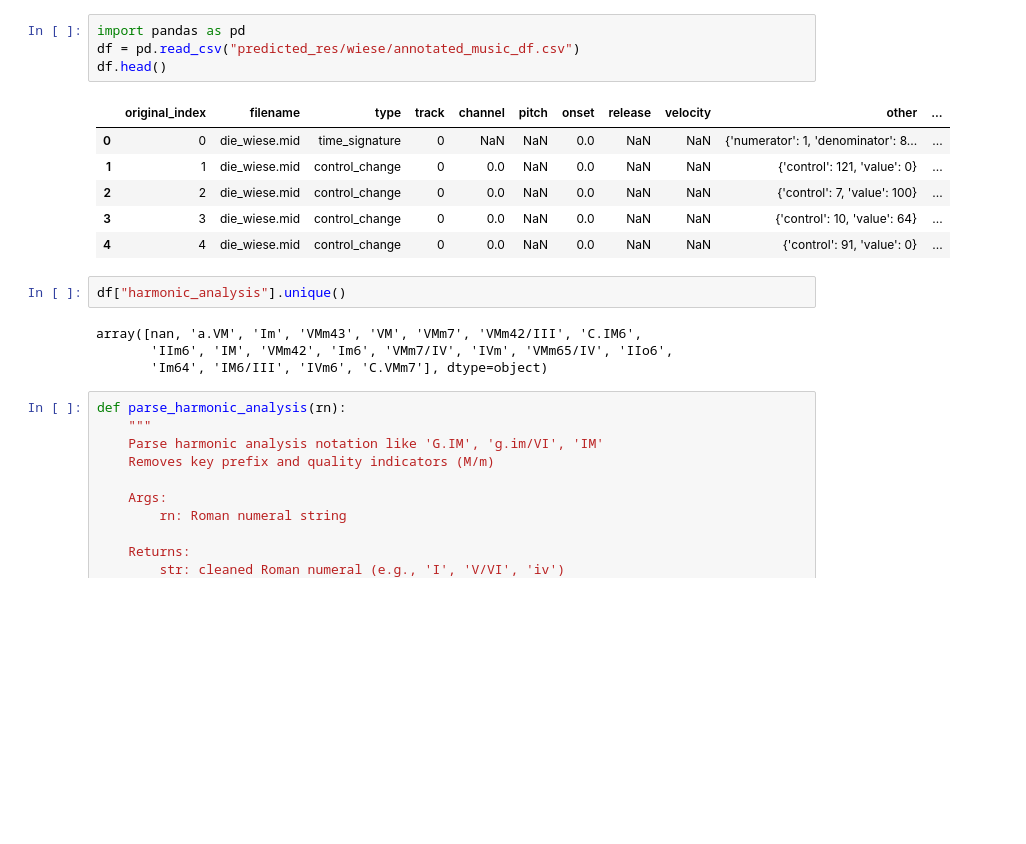
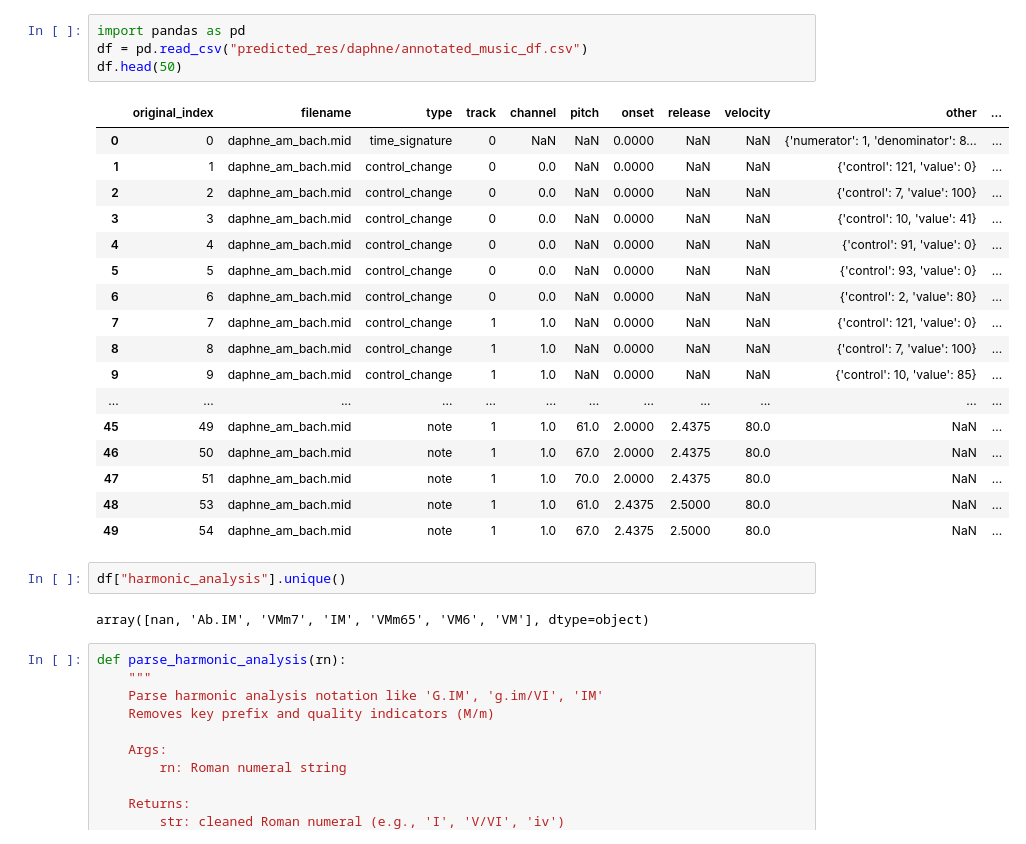
Before and after one commit to PulyaPolya/musicbert_hf, a Jupyter notebook: generating_rn_pred.ipynb, the cells around one changed output. Cells and saved outputs as stored; diff of their text form; blank space fills up the shorter version.

```diff
--- a/generating_rn_pred.ipynb
+++ b/generating_rn_pred.ipynb
@@ -1,20 +1,29 @@
 # %%
 import pandas as pd
-df = pd.read_csv("predicted_res/wiese/annotated_music_df.csv")
-df.head()
+df = pd.read_csv("predicted_res/daphne/annotated_music_df.csv")
+df.head(50)
 # %% [output]
 |  | original_index | filename | type | track | channel | pitch | onset | release | velocity | other | ... |
-| 0 | 0 | die_wiese.mid | time_signature | 0 | NaN | NaN | 0.0 | NaN | NaN | {'numerator': 1, 'denominator': 8... | ... |
-| 1 | 1 | die_wiese.mid | control_change | 0 | 0.0 | NaN | 0.0 | NaN | NaN | {'control': 121, 'value': 0} | ... |
-| 2 | 2 | die_wiese.mid | control_change | 0 | 0.0 | NaN | 0.0 | NaN | NaN | {'control': 7, 'value': 100} | ... |
-| 3 | 3 | die_wiese.mid | control_change | 0 | 0.0 | NaN | 0.0 | NaN | NaN | {'control': 10, 'value': 64} | ... |
-| 4 | 4 | die_wiese.mid | control_change | 0 | 0.0 | NaN | 0.0 | NaN | NaN | {'control': 91, 'value': 0} | ... |
+| 0 | 0 | daphne_am_bach.mid | time_signature | 0 | NaN | NaN | 0.0000 | NaN | NaN | {'numerator': 1, 'denominator': 8... | ... |
+| 1 | 1 | daphne_am_bach.mid | control_change | 0 | 0.0 | NaN | 0.0000 | NaN | NaN | {'control': 121, 'value': 0} | ... |
+| 2 | 2 | daphne_am_bach.mid | control_change | 0 | 0.0 | NaN | 0.0000 | NaN | NaN | {'control': 7, 'value': 100} | ... |
+| 3 | 3 | daphne_am_bach.mid | control_change | 0 | 0.0 | NaN | 0.0000 | NaN | NaN | {'control': 10, 'value': 41} | ... |
+| 4 | 4 | daphne_am_bach.mid | control_change | 0 | 0.0 | NaN | 0.0000 | NaN | NaN | {'control': 91, 'value': 0} | ... |
+| 5 | 5 | daphne_am_bach.mid | control_change | 0 | 0.0 | NaN | 0.0000 | NaN | NaN | {'control': 93, 'value': 0} | ... |
+| 6 | 6 | daphne_am_bach.mid | control_change | 0 | 0.0 | NaN | 0.0000 | NaN | NaN | {'control': 2, 'value': 80} | ... |
+| 7 | 7 | daphne_am_bach.mid | control_change | 1 | 1.0 | NaN | 0.0000 | NaN | NaN | {'control': 121, 'value': 0} | ... |
+| 8 | 8 | daphne_am_bach.mid | control_change | 1 | 1.0 | NaN | 0.0000 | NaN | NaN | {'control': 7, 'value': 100} | ... |
+| 9 | 9 | daphne_am_bach.mid | control_change | 1 | 1.0 | NaN | 0.0000 | NaN | NaN | {'control': 10, 'value': 85} | ... |
+| ... | ... | ... | ... | ... | ... | ... | ... | ... | ... | ... | ... |
+| 45 | 49 | daphne_am_bach.mid | note | 1 | 1.0 | 61.0 | 2.0000 | 2.4375 | 80.0 | NaN | ... |
+| 46 | 50 | daphne_am_bach.mid | note | 1 | 1.0 | 67.0 | 2.0000 | 2.4375 | 80.0 | NaN | ... |
+| 47 | 51 | daphne_am_bach.mid | note | 1 | 1.0 | 70.0 | 2.0000 | 2.4375 | 80.0 | NaN | ... |
+| 48 | 53 | daphne_am_bach.mid | note | 1 | 1.0 | 61.0 | 2.4375 | 2.5000 | 80.0 | NaN | ... |
+| 49 | 54 | daphne_am_bach.mid | note | 1 | 1.0 | 67.0 | 2.4375 | 2.5000 | 80.0 | NaN | ... |
 # %%
 df["harmonic_analysis"].unique()
 # %% [output]
-array([nan, 'a.VM', 'Im', 'VMm43', 'VM', 'VMm7', 'VMm42/III', 'C.IM6',
-       'IIm6', 'IM', 'VMm42', 'Im6', 'VMm7/IV', 'IVm', 'VMm65/IV', 'IIo6',
-       'Im64', 'IM6/III', 'IVm6', 'C.VMm7'], dtype=object)
+array([nan, 'Ab.IM', 'VMm7', 'IM', 'VMm65', 'VM6', 'VM'], dtype=object)
 # %%
 def parse_harmonic_analysis(rn):
     """
```
Also changed, not shown: parts of 1 cell of this notebook, 7 other files.
